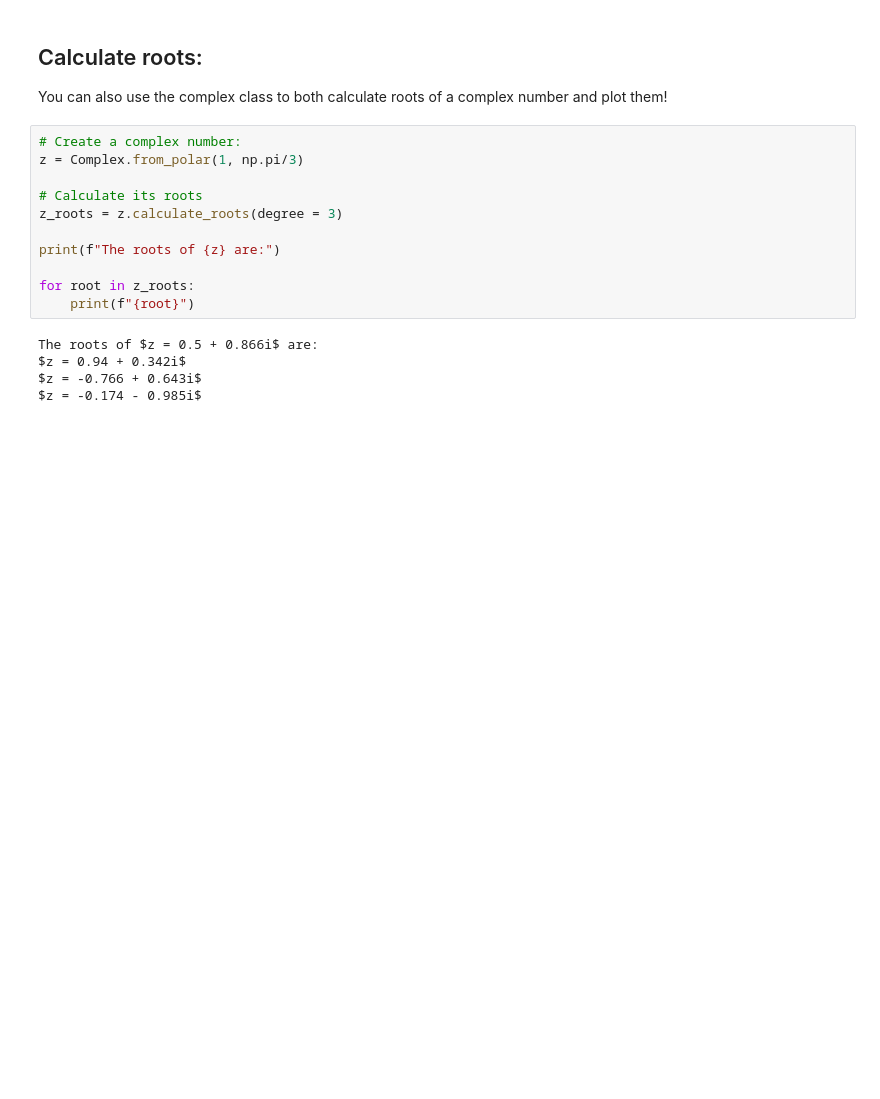
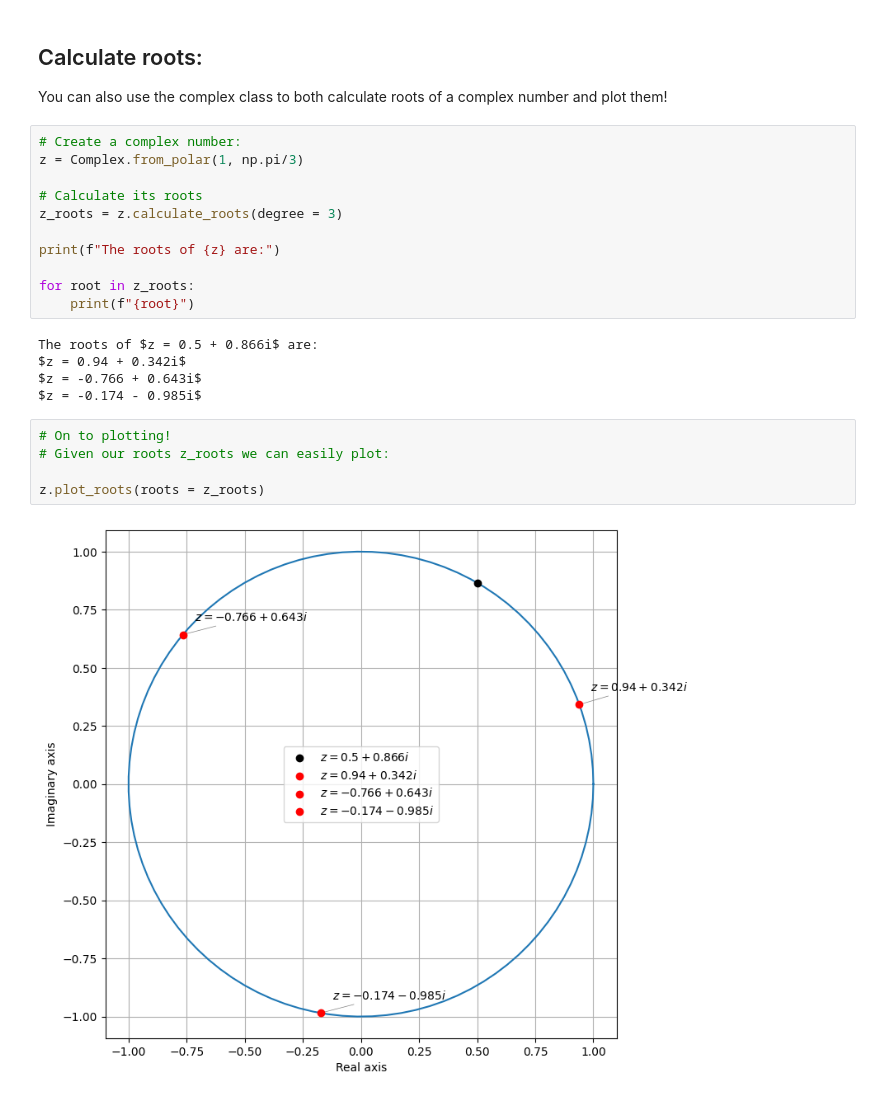
Before and after one commit to cedalan/MATTE3, a Jupyter notebook: notebooks/complex_numbers.ipynb, the cells around one changed output. Cells and saved outputs as stored; diff of their text form; blank space fills up the shorter version.

Commit message:
fix: upload root plot

```diff
--- a/notebooks/complex_numbers.ipynb
+++ b/notebooks/complex_numbers.ipynb
@@ -71,3 +71,10 @@ The roots of $z = 0.5 + 0.866i$ are:
 $z = 0.94 + 0.342i$
 $z = -0.766 + 0.643i$
 $z = -0.174 - 0.985i$
+# %%
+# On to plotting!
+# Given our roots z_roots we can easily plot:
+
+z.plot_roots(roots = z_roots)
+# %% [output]
+[figure, added]
```
